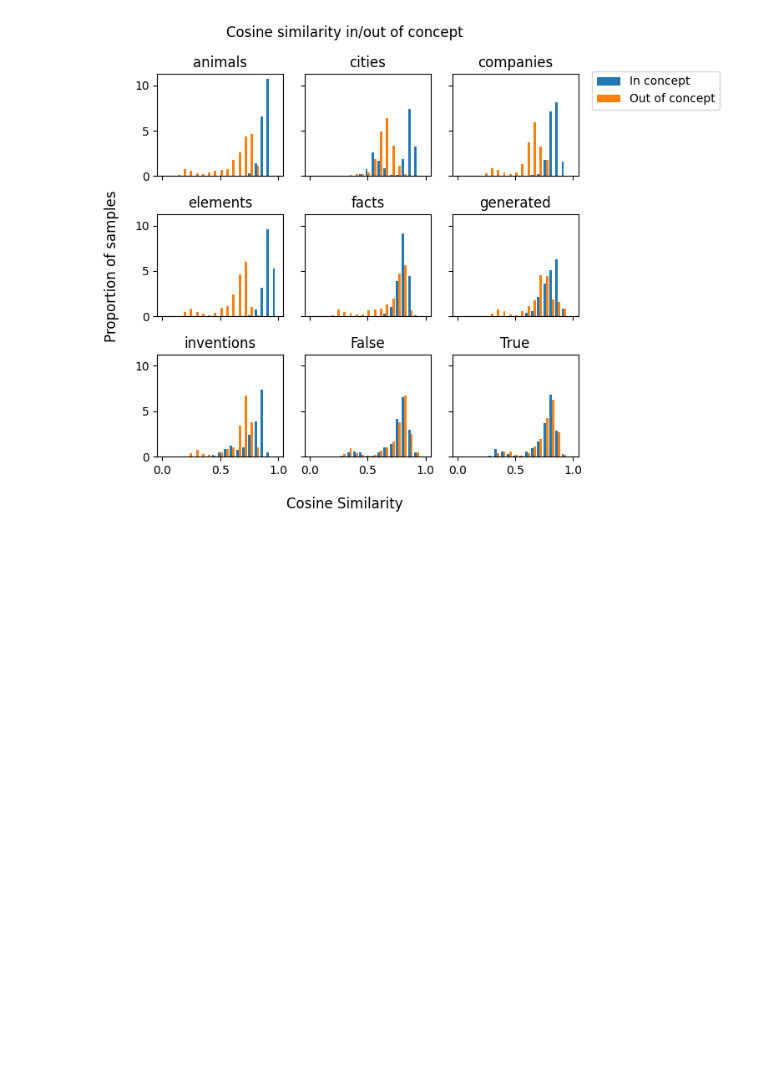
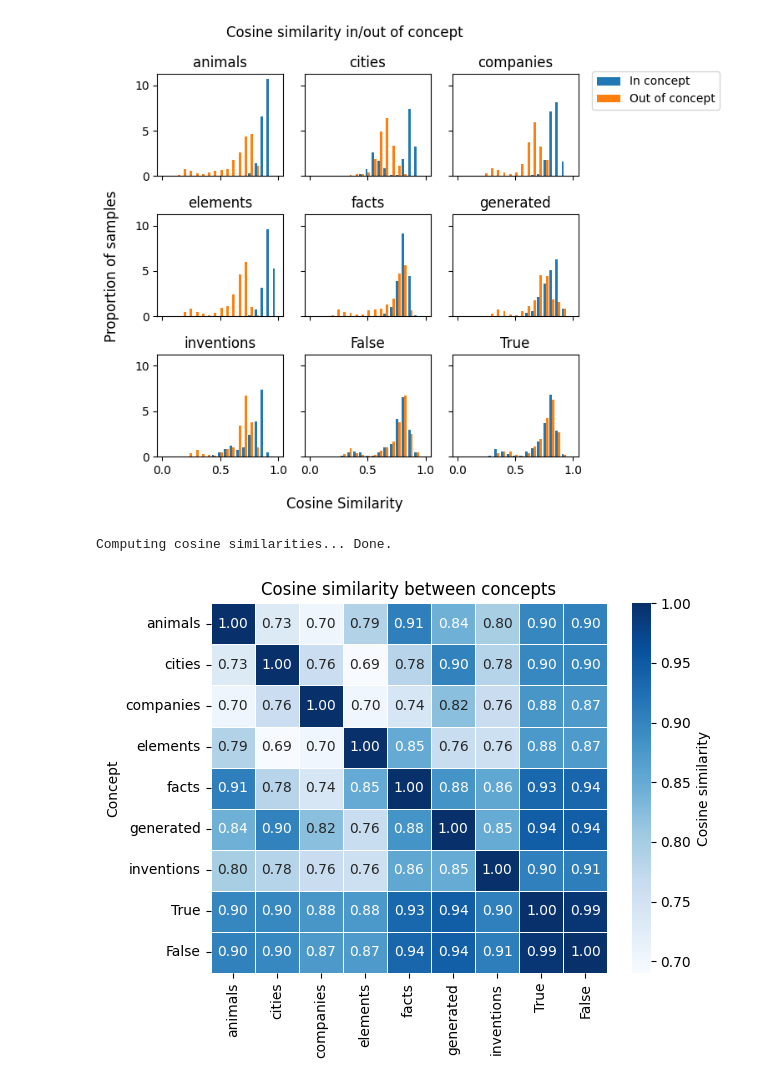
Before and after one commit to cassandra-goldberg/Calibrated_Concepts, a Jupyter notebook: Experiments/Process-TrueFalseDataset.ipynb, the cells around one changed output. Drawn from its saved outputs; the diff is of its cells as text; code cells hidden in the pictures; blank space fills up the shorter version.

Commit message:
Add similarity heatmap between concepts AND Avoid loading model if the embeddings are available

```diff
--- a/Experiments/Process-TrueFalseDataset.ipynb
+++ b/Experiments/Process-TrueFalseDataset.ipynb
@@ -30,13 +31,25 @@ embeddings_path = f'Embeddings/{dataset_name}'
 concepts_path = f'Concepts/{dataset_name}'
 cos_sims_path = f'Cosine_Similarities/{dataset_name}'
 # %%
-model_name_or_path = "meta-llama/Meta-Llama-3-8B-Instruct"
+embeddings_file = os.path.join(embeddings_path, 'embeddings.pt')
+if os.path.exists(embeddings_file):
+    print('Embeddings file found. No need to load model and tokenizer.')
+    model = None
+    tokenizer = None
+else:
+    print('Embeddings file NOT found. Loading model and tokenizer...')
 
-tokenizer = AutoTokenizer.from_pretrained(model_name_or_path)
-tokenizer.pad_token = tokenizer.eos_token
-tokenizer.padding_side = "left"
+    from huggingface_hub import notebook_login
+    notebook_login()
 
-model = AutoModelForCausalLM.from_pretrained(model_name_or_path)
-model.to(device)
-model.eval()
+    model_name_or_path = "meta-llama/Meta-Llama-3-8B-Instruct"
+
+    tokenizer = AutoTokenizer.from_pretrained(model_name_or_path)
+    tokenizer.pad_token = tokenizer.eos_token
+    tokenizer.padding_side = "left"
+
+    model = AutoModelForCausalLM.from_pretrained(model_name_or_path)
+    model.to(device)
+    model.eval()
+    print('Done.')
 # %% [output]
@@ -238,3 +235,18 @@ def plot_cos_sim_histograms(df, sim_df):
 plot_cos_sim_histograms(df, sim_df)
 # %% [output]
 [figure]
+# %%
+def show_similarity_concepts(concept_vectors, concepts):
+    cos_sim_concepts_df = compute_cosine_sims(concept_vectors, concept_vectors, concepts, '',
+                                         save=False)
+    cos_sim_concepts_df['Concept'] = concepts
+    cos_sim_concepts_df = cos_sim_concepts_df.set_index('Concept')
+    ax = sns.heatmap(cos_sim_concepts_df, annot=True, fmt=".2f", linewidth=.5, cmap="Blues",
+               cbar_kws={'label': 'Cosine similarity'})
+    ax.set_title('Cosine similarity between concepts')
+    plt.show()
+# %%
+show_similarity_concepts(concept_vectors, concepts)
+# %% [output]
+Computing cosine similarities... Done.
+[figure, added]
```
Also changed, not shown: parts of 2 cells of this notebook.
